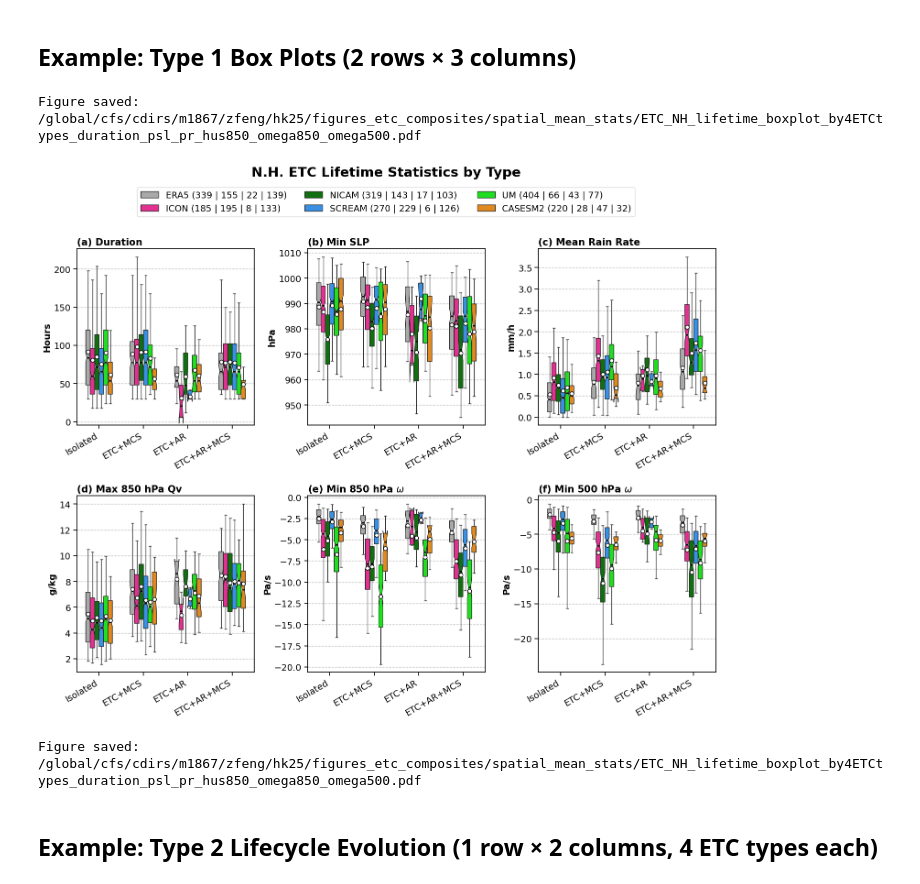
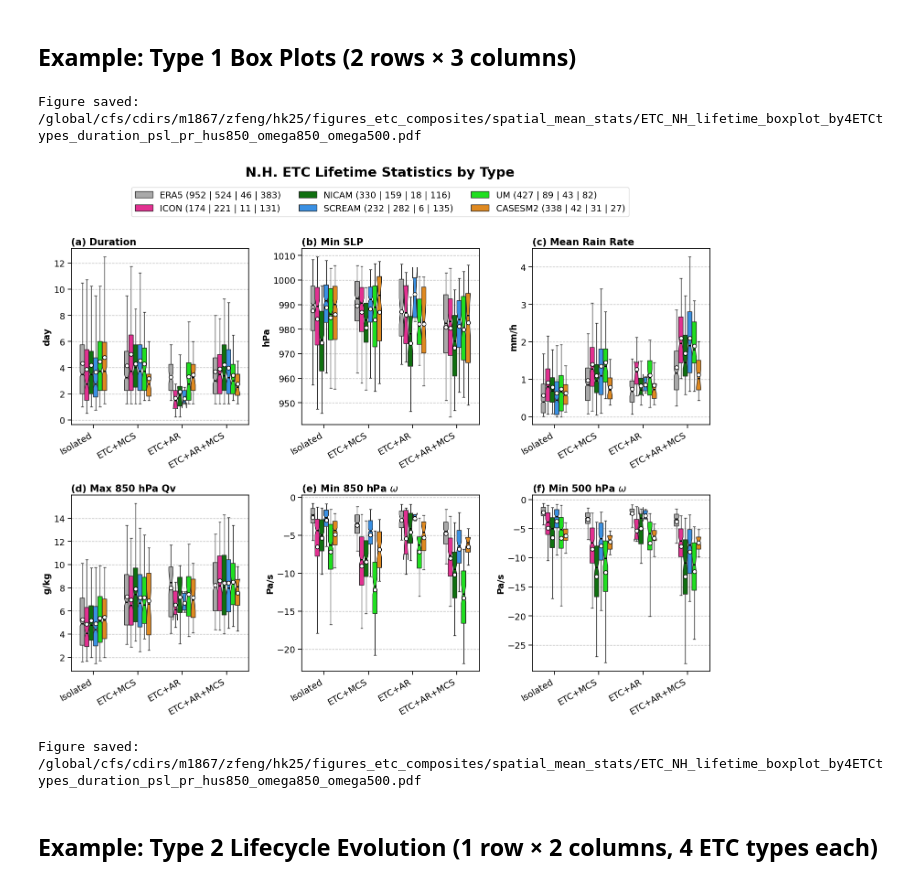
Before and after one commit to WACCEM/gsrm_cooccurrencefeature, a Jupyter notebook: notebooks/plot_etc_spatialmean_stats_multisource.ipynb, the cells around one changed output. Drawn from its saved outputs; the diff is of its cells as text; code cells hidden in the pictures.

```diff
--- a/notebooks/plot_etc_spatialmean_stats_multisource.ipynb
+++ b/notebooks/plot_etc_spatialmean_stats_multisource.ipynb
@@ -26,6 +26,7 @@ sns.set_context("notebook", font_scale=1.5, rc={"lines.linewidth": 2.5})
 in_dir = "/pscratch/sd/w/wcmca1/hackathon/etc_data/stats/"
 
 fig_dir = "/global/cfs/cdirs/m1867/zfeng/hk25/figures_etc_composites/spatial_mean_stats/"
+os.makedirs(fig_dir, exist_ok=True)
 
 # List of data sources to compare
 sources = ["era5", "scream", "icon_d3hp003", "um_glm_n2560_RAL3p3", "nicam_gl11", "casesm2_10km_nocumulus"]
@@ -69,12 +70,14 @@ etc_colors = {
 hemisphere = 'NH'  # 'NH' for Northern Hemisphere or 'SH' for Southern Hemisphere
 nh_threshold = 20.0  # Latitude threshold for NH
 sh_threshold = -20.0  # Latitude threshold for SH
-time_resolution = 6  # hours per time step
+time_resolution = 0.25  # days per time step
 n_steps = 15  # Number of interpolation steps for lifecycle composites
 
 # ERA5 time filter
-era5_time_start = "2019-08-01"
-era5_time_end = "2020-09-01"
+# era5_time_start = "2019-08-01"
+# era5_time_end = "2020-09-01"
+era5_time_start = "2019-01-01"
+era5_time_end = "2021-12-31"
 
 # Set hemisphere-specific parameters
 if hemisphere == 'NH':
@@ -606,7 +613,7 @@ def plot_boxplots_by_etc_type(
 
 # Define variable labels for Type 1 plots
 type1_var_labels = {
-    'duration': 'Track Duration (hours)',
+    'duration': 'Track Duration (day)',
     'psl_lifetime_min_hpa': 'Lifetime-Min SLP (hPa)',
     'pr_lifetime_max': 'Lifetime-Max Precip (mm/h)',
     'prfrac_mcs': 'MCS Precip Fraction (%)',
@@ -1133,7 +1139,7 @@ panel_titles = [
     ['(d) Max 850 hPa Qv', '(e) Min 850 hPa $\\omega$', '(f) Min 500 hPa $\\omega$']
 ]
 panel_ylabels = [
-    ['Hours', 'hPa', 'mm/h'],
+    ['day', 'hPa', 'mm/h'],
     ['g/kg', 'Pa/s', 'Pa/s']
 ]
 # Create color palette for sources using display names
@@ -1143,34 +1149,34 @@ source_colors_display = {source_display_names[k]: v for k, v in source_colors.it
 source_order_custom = ['ERA5', 'ICON', 'NICAM', 'SCREAM', 'UM', 'CASESM2']
 
 figname = f"{fig_dir}ETC_{hemisphere_suffix}_lifetime_boxplot_by4ETCtypes_duration_psl_pr_hus850_omega850_omega500.pdf"
 
 # Create box plots
 fig = plot_boxplots_by_etc_type(
     track_stats_nh,
     type1_variables,
     type1_var_labels,
     figsize=(18, 12),
     title=f"{lat_label} ETC Lifetime Statistics by Type",
     title_y=1.03,
     source_colors=source_colors_display,
     source_order=source_order_custom,
     box_width=0.6,
     xtick_rotation=30,
     notch=True,
     panel_titles=panel_titles,
     panel_ylabels=panel_ylabels,
     fontsize=14,
     legend_ncol=3,
     legend_y=1.0,
     hspace=0.4, wspace=0.3,
     figname=figname,
 )
 plt.show()
 
 print(f"Figure saved: {figname}")
 # %% [output]
 Figure saved: /global/cfs/cdirs/m1867/zfeng/hk25/figures_etc_composites/spatial_mean_stats/ETC_NH_lifetime_boxplot_by4ETCtypes_duration_psl_pr_hus850_omega850_omega500.pdf
-[figure, old version]
+[figure, new version]
 Figure saved: /global/cfs/cdirs/m1867/zfeng/hk25/figures_etc_composites/spatial_mean_stats/ETC_NH_lifetime_boxplot_by4ETCtypes_duration_psl_pr_hus850_omega850_omega500.pdf
 # %% [markdown]
 ## Example: Type 2 Lifecycle Evolution (1 row × 2 columns, 4 ETC types each)
```
Also changed, not shown: parts of 13 cells of this notebook, 30 other files.
